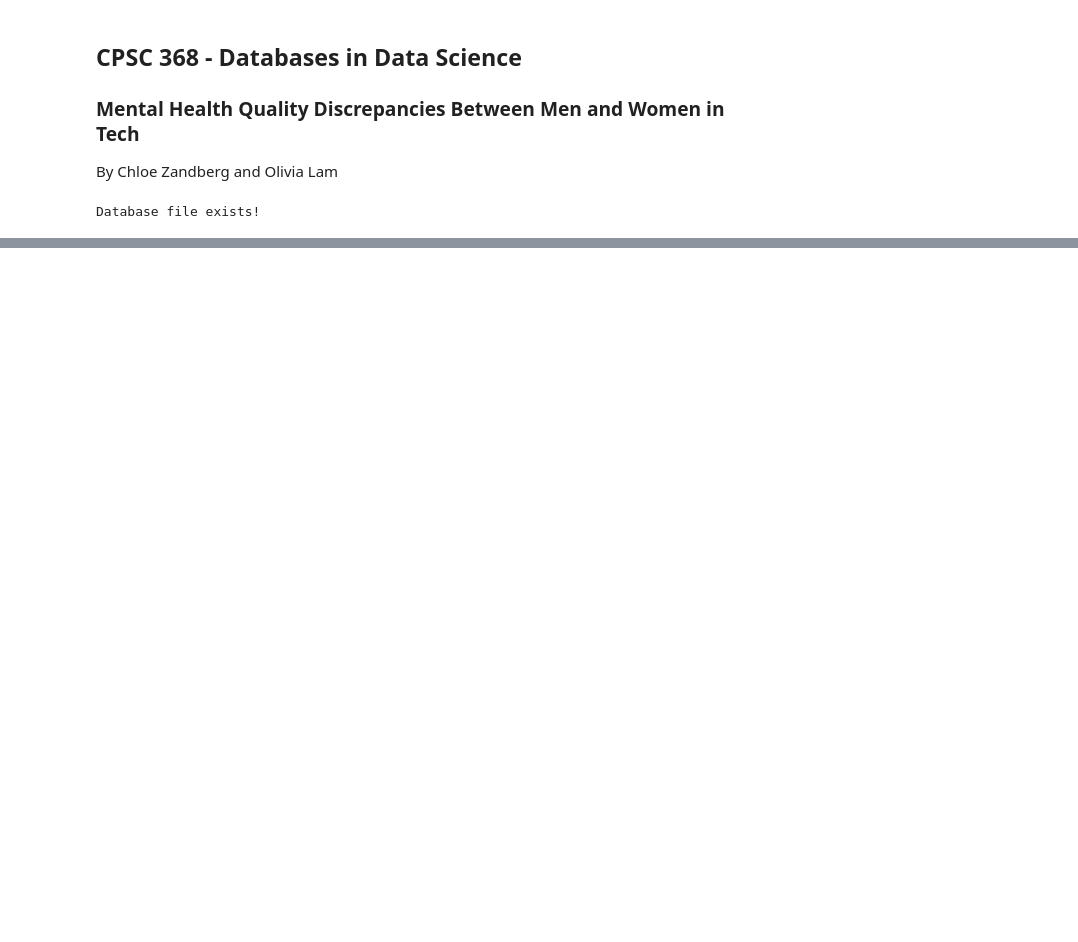
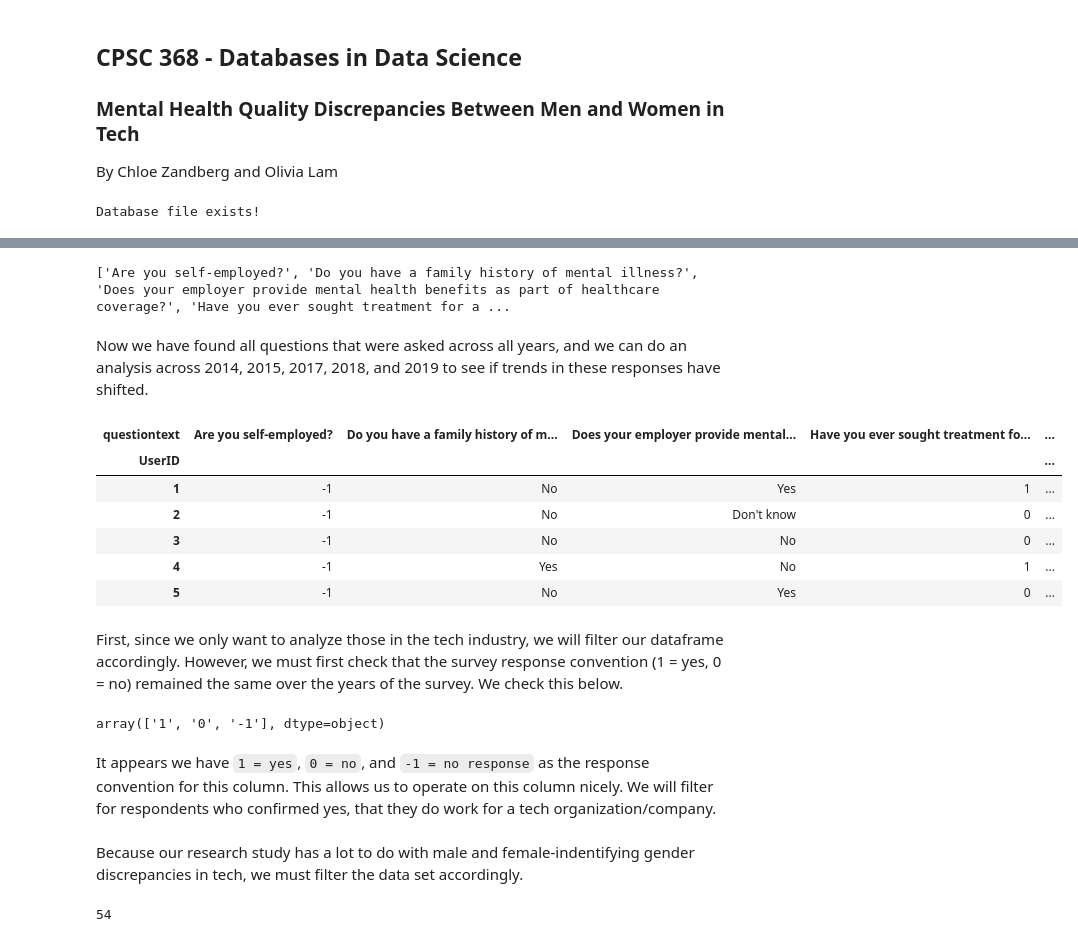
Before and after one commit to chloezandberg/cpsc368, a Jupyter notebook: cleaning-EDA.ipynb, the cells around one changed output, grey strips where cells are left out. Saved outputs shown, nothing was run; the diff lists cells and outputs as text; code cells hidden in the pictures; blank space fills up the shorter version.

```diff
--- a/cleaning-EDA.ipynb
+++ b/cleaning-EDA.ipynb
@@ -29,0 +116,31 @@ con = sql.connect("mental_health.sqlite") # create connection object to database
+# %%
+# Get columns with no NaN values
+qna_no_nan = qna.columns[qna.isnull().sum() == 0]
+
+# Convert to list
+qna_no_nan_list = qna_no_nan.tolist()
+
+print(qna_no_nan_list)
+# %% [output]
+['Are you self-employed?', 'Do you have a family history of mental illness?', 'Does your employer provide mental health benefits as part of healthcare coverage?', 'Have you ever sought treatment for a ...
+# %% [markdown]
+Now we have found all questions that were asked across all years, and we can do an analysis across 2014, 2015, 2017, 2018, and 2019 to see if trends in these responses have shifted.
+# %%
+qna = qna[qna_no_nan_list]
+qna.head()
+# %% [output]
+| questiontext | Are you self-employed? | Do you have a family history of m... | Does your employer provide mental... | Have you ever sought treatment fo... | ... |
+| UserID |  |  |  |  | ... |
+| 1 | -1 | No | Yes | 1 | ... |
+| 2 | -1 | No | Don't know | 0 | ... |
+| 3 | -1 | No | No | 0 | ... |
+| 4 | -1 | Yes | No | 1 | ... |
+| 5 | -1 | No | Yes | 0 | ... |
+# %% [markdown]
+First, since we only want to analyze those in the tech industry, we will filter our dataframe accordingly. However, we must first check that the survey response convention (1 = yes, 0 = no) remained the same over the years of the survey. We check this below.
+# %%
+qna['Is your employer primarily a tech company/organization?'].unique()
+# %% [output]
+array(['1', '0', '-1'], dtype=object)
+# %% [markdown]
+It appears we have ``1 = yes``, ``0 = no``, and ``-1 = no response`` as the response convention for this column. This allows us to operate on this column nicely. We will filter for respondents who confirmed yes, that they do work for a tech organization/company.
@@ -29,0 +149,6 @@ con = sql.connect("mental_health.sqlite") # create connection object to database
+# %% [markdown]
+Because our research study has a lot to do with male and female-indentifying gender discrepancies in tech, we must filter the data set accordingly.
+# %%
+qna['What is your gender?'].nunique()
+# %% [output]
+54
```
Also changed, not shown: parts of 28 cells of this notebook.
